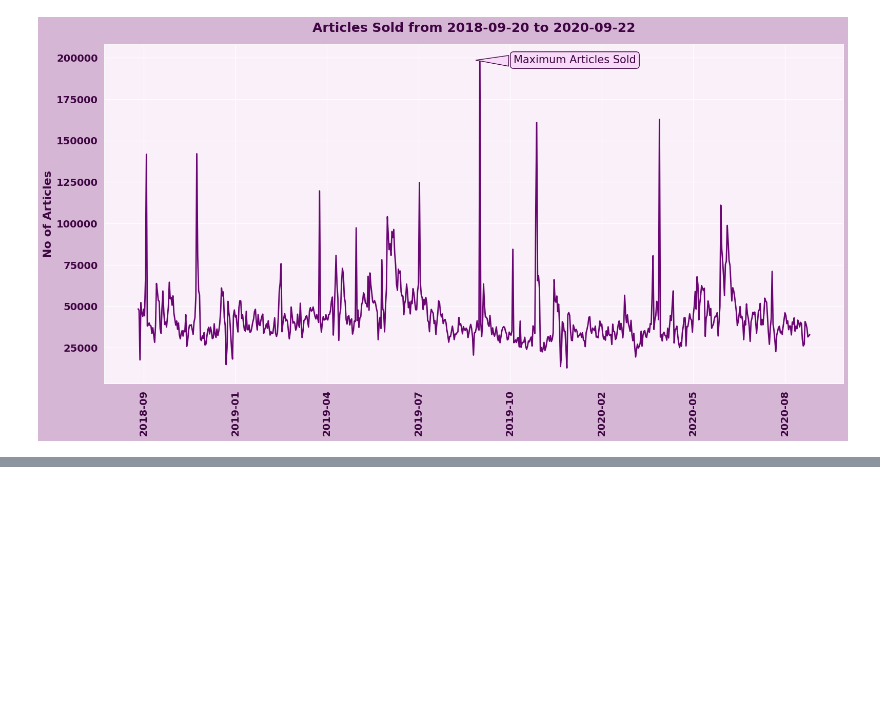
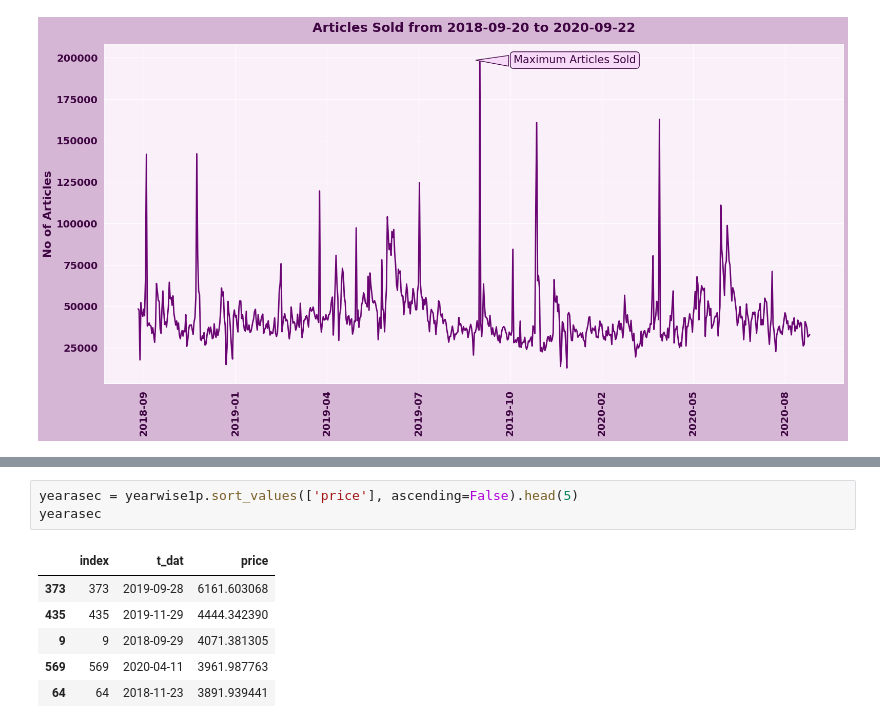
Before and after one commit to amien1410/colab-notebooks, a Jupyter notebook: Colab_Pyspark_H&M_EDA_Recommendation.ipynb, the cells around one changed output, grey strips where cells are left out. Cells and saved outputs as stored; diff of their text form; blank space fills up the shorter version.

```diff
--- a/Colab_Pyspark_H&M_EDA_Recommendation.ipynb
+++ b/Colab_Pyspark_H&M_EDA_Recommendation.ipynb
@@ -233,0 +246,10 @@ plt.show()
+# %%
+yearasec = yearwise1p.sort_values(['price'], ascending=False).head(5)
+yearasec
+# %% [output]
+|  | index | t_dat | price |
+| 373 | 373 | 2019-09-28 | 6161.603068 |
+| 435 | 435 | 2019-11-29 | 4444.342390 |
+| 9 | 9 | 2018-09-29 | 4071.381305 |
+| 569 | 569 | 2020-04-11 | 3961.987763 |
+| 64 | 64 | 2018-11-23 | 3891.939441 |
```
Also changed, not shown: parts of 8 cells of this notebook.
